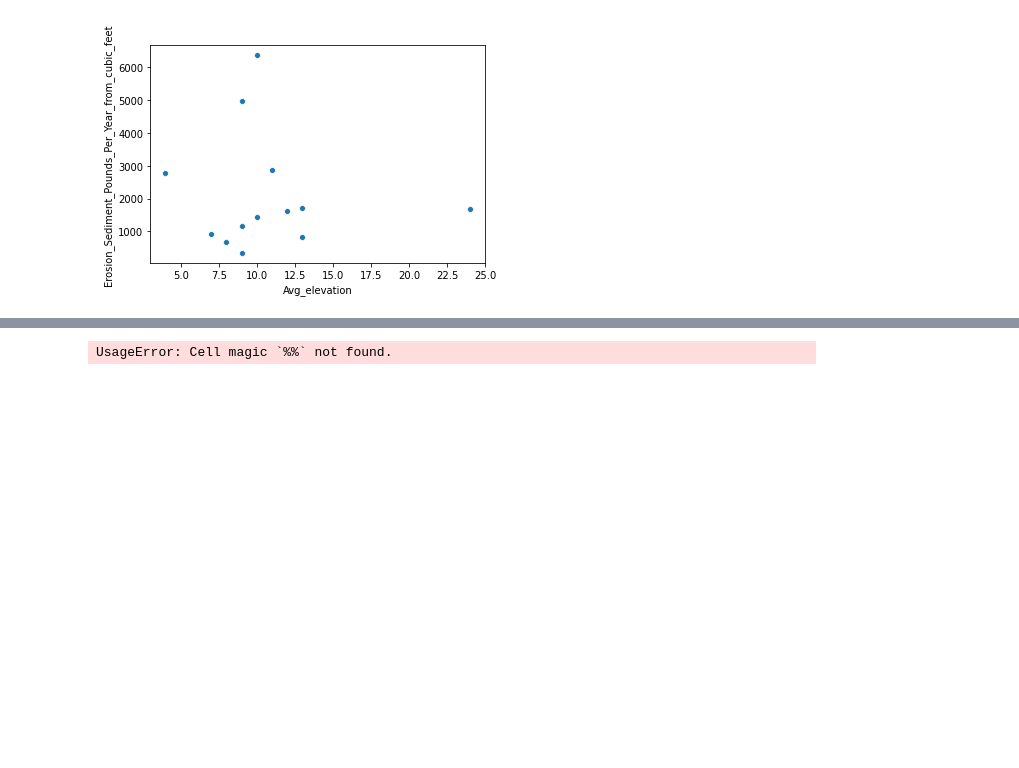
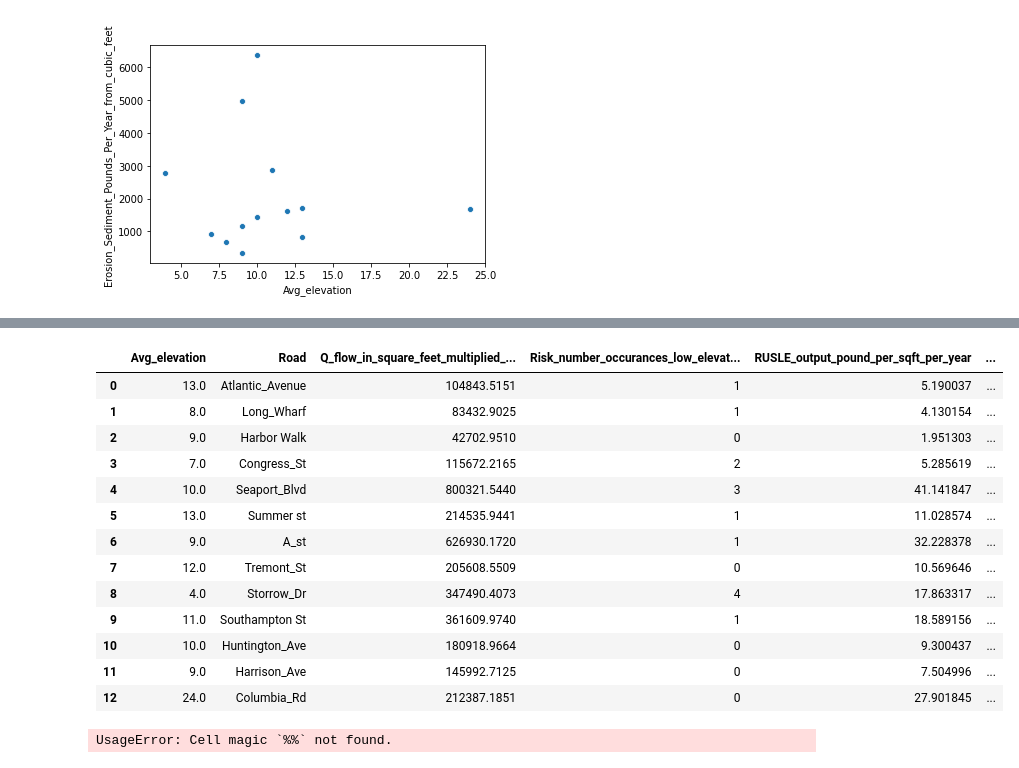
Before and after one commit to zachthelegend/SEM_flood_risk_roadways_data_analysis, a Jupyter notebook: SEM_flood_risk_roadways_data_analysis.ipynb, the cells around one changed output, grey strips where cells are left out. Drawn from its saved outputs; the diff is of its cells as text; code cells hidden in the pictures; blank space fills up the shorter version.

```diff
--- a/SEM_flood_risk_roadways_data_analysis.ipynb
+++ b/SEM_flood_risk_roadways_data_analysis.ipynb
@@ -293,6 +295,32 @@ df = Roads[['Avg_elevation',
             'Cost_per_section']]
 # %%
 df = df[0:13]
+# %%
+df = Roads[['Avg_elevation',
+            'Road',
+            'Q_flow_in_square_feet_multiplied_by_feet_per_hour',
+            'Risk_number_occurances_low_elevation_threshold_nasa',
+            'RUSLE_output_pound_per_sqft_per_year',
+            'Distance_from_shoreline_google_ft',
+            'Pounds_per_hour_in_storm',
+            'Cost_per_section']]
+# %%
+(df[0:13])
+# %% [output]
+|  | Avg_elevation | Road | Q_flow_in_square_feet_multiplied_... | Risk_number_occurances_low_elevat... | RUSLE_output_pound_per_sqft_per_year | ... |
+| 0 | 13.0 | Atlantic_Avenue | 104843.5151 | 1 | 5.190037 | ... |
+| 1 | 8.0 | Long_Wharf | 83432.9025 | 1 | 4.130154 | ... |
+| 2 | 9.0 | Harbor Walk | 42702.9510 | 0 | 1.951303 | ... |
+| 3 | 7.0 | Congress_St | 115672.2165 | 2 | 5.285619 | ... |
+| 4 | 10.0 | Seaport_Blvd | 800321.5440 | 3 | 41.141847 | ... |
+| 5 | 13.0 | Summer st | 214535.9441 | 1 | 11.028574 | ... |
+| 6 | 9.0 | A_st | 626930.1720 | 1 | 32.228378 | ... |
+| 7 | 12.0 | Tremont_St | 205608.5509 | 0 | 10.569646 | ... |
+| 8 | 4.0 | Storrow_Dr | 347490.4073 | 4 | 17.863317 | ... |
+| 9 | 11.0 | Southampton St | 361609.9740 | 1 | 18.589156 | ... |
+| 10 | 10.0 | Huntington_Ave | 180918.9664 | 0 | 9.300437 | ... |
+| 11 | 9.0 | Harrison_Ave | 145992.7125 | 0 | 7.504996 | ... |
+| 12 | 24.0 | Columbia_Rd | 212387.1851 | 0 | 27.901845 | ... |
 # %%
 %% capture
 # Plot pair plot/matrix scatterplot
```
Also changed, not shown: parts of 26 cells of this notebook.
